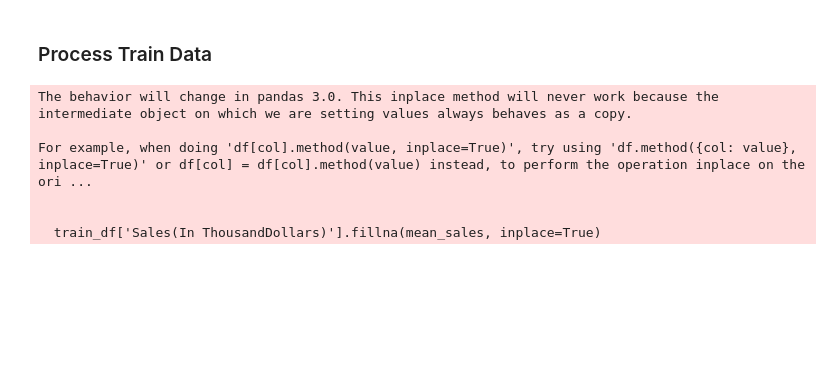
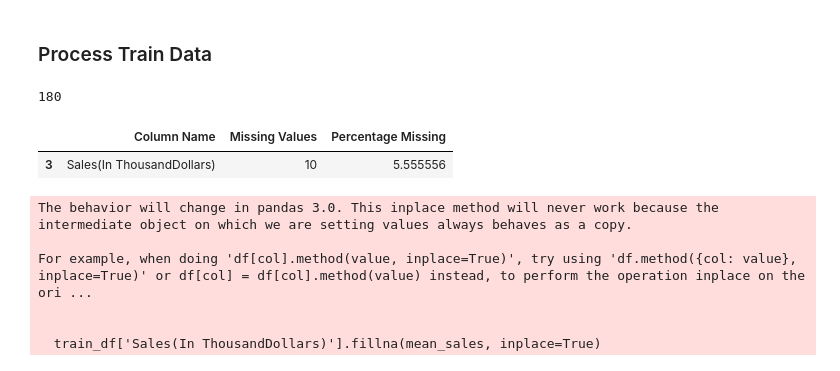
Before and after one commit to abrahamshimelis/walmart-sales-prediction, a Jupyter notebook: notebooks/walmart-sales-prediction.ipynb, the cells around one changed output. Drawn from its saved outputs; the diff is of its cells as text; code cells hidden in the pictures; blank space fills up the shorter version.

```diff
--- a/notebooks/walmart-sales-prediction.ipynb
+++ b/notebooks/walmart-sales-prediction.ipynb
@@ -171,6 +227,15 @@ macro_events_weather_df.to_csv('../data/clean_data/macro_events_weather.csv')
 ### Process Train Data
 # %%
 train_df = pd.read_csv('../data/train.csv')
+# %%
+print(len(train_df))
+# %% [output]
+180
+# %%
+check_missing_data(train_df)
+# %% [output]
+|  | Column Name | Missing Values | Percentage Missing |
+| 3 | Sales(In ThousandDollars) | 10 | 5.555556 |
 # %%
 train_df['Month'] = train_df['Month'].astype(str)
 train_df['Year'] = train_df['Year'].astype(str)
```
Also changed, not shown: parts of 12 cells of this notebook, 1 other file.
